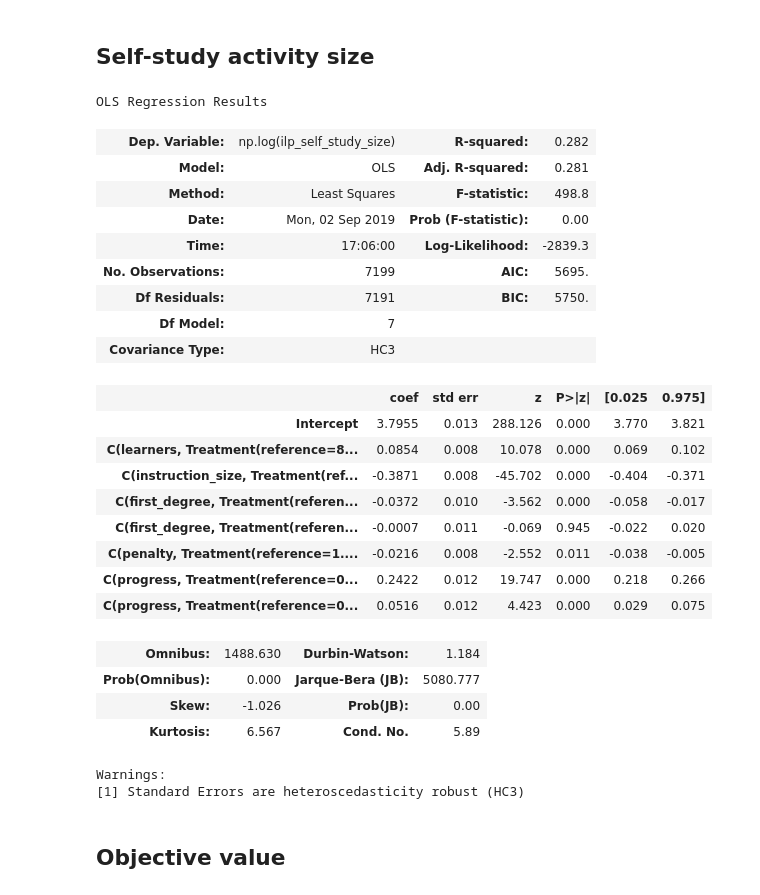
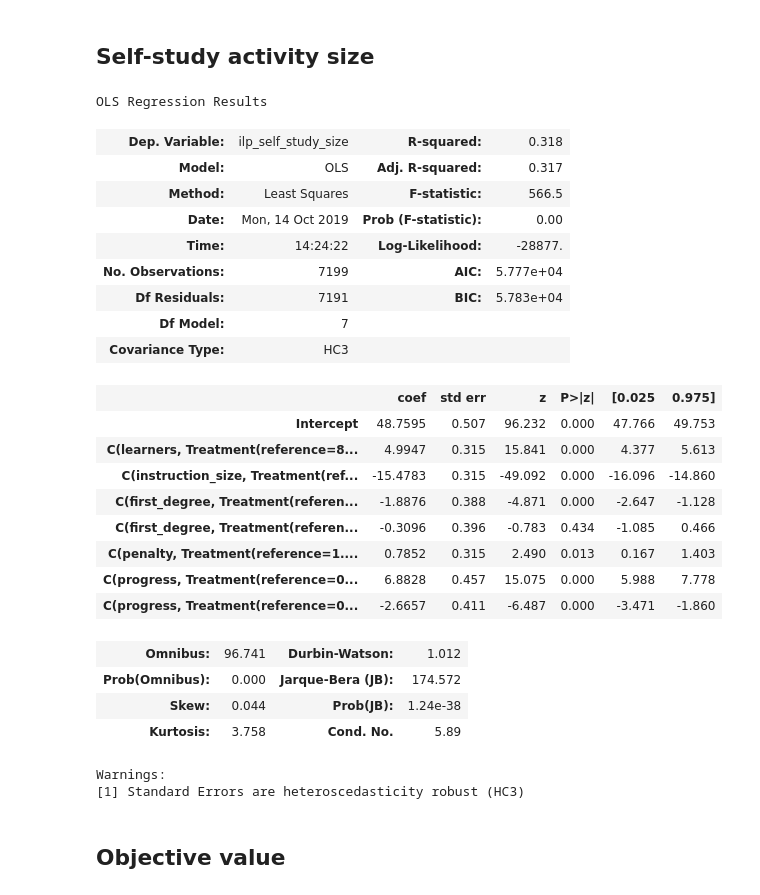
Before and after one commit to N-Wouda/PL-Hourly-Heuristic, a Jupyter notebook: analysis/policies.ipynb, the cells around one changed output. Saved outputs shown, nothing was run; the diff lists cells and outputs as text; code cells hidden in the pictures.

```diff
--- a/analysis/policies.ipynb
+++ b/analysis/policies.ipynb
@@ -159,34 +158,34 @@ Warnings:
 # %% [markdown]
 ## Self-study activity size
 # %%
-model = smf.ols(formula="np.log(ilp_self_study_size) ~ " + "+".join(EXOG), data=df)
+model = smf.ols(formula="ilp_self_study_size ~ " + "+".join(EXOG), data=df)
 
 result = model.fit(cov_type='HC3')
 result.summary()
 # %% [output]
 OLS Regression Results
-| Dep. Variable: | np.log(ilp_self_study_size) | R-squared: | 0.282 |
-| Model: | OLS | Adj. R-squared: | 0.281 |
-| Method: | Least Squares | F-statistic: | 498.8 |
-| Date: | Mon, 02 Sep 2019 | Prob (F-statistic): | 0.00 |
-| Time: | 17:06:00 | Log-Likelihood: | -2839.3 |
-| No. Observations: | 7199 | AIC: | 5695. |
-| Df Residuals: | 7191 | BIC: | 5750. |
+| Dep. Variable: | ilp_self_study_size | R-squared: | 0.318 |
+| Model: | OLS | Adj. R-squared: | 0.317 |
+| Method: | Least Squares | F-statistic: | 566.5 |
+| Date: | Mon, 14 Oct 2019 | Prob (F-statistic): | 0.00 |
+| Time: | 14:24:22 | Log-Likelihood: | -28877. |
+| No. Observations: | 7199 | AIC: | 5.777e+04 |
+| Df Residuals: | 7191 | BIC: | 5.783e+04 |
 | Df Model: | 7 |  |  |
 | Covariance Type: | HC3 |  |  |
 |  | coef | std err | z | P>|z| | [0.025 | 0.975] |
-| Intercept | 3.7955 | 0.013 | 288.126 | 0.000 | 3.770 | 3.821 |
-| C(learners, Treatment(reference=8... | 0.0854 | 0.008 | 10.078 | 0.000 | 0.069 | 0.102 |
-| C(instruction_size, Treatment(ref... | -0.3871 | 0.008 | -45.702 | 0.000 | -0.404 | -0.371 |
-| C(first_degree, Treatment(referen... | -0.0372 | 0.010 | -3.562 | 0.000 | -0.058 | -0.017 |
-| C(first_degree, Treatment(referen... | -0.0007 | 0.011 | -0.069 | 0.945 | -0.022 | 0.020 |
-| C(penalty, Treatment(reference=1.... | -0.0216 | 0.008 | -2.552 | 0.011 | -0.038 | -0.005 |
-| C(progress, Treatment(reference=0... | 0.2422 | 0.012 | 19.747 | 0.000 | 0.218 | 0.266 |
-| C(progress, Treatment(reference=0... | 0.0516 | 0.012 | 4.423 | 0.000 | 0.029 | 0.075 |
+| Intercept | 48.7595 | 0.507 | 96.232 | 0.000 | 47.766 | 49.753 |
+| C(learners, Treatment(reference=8... | 4.9947 | 0.315 | 15.841 | 0.000 | 4.377 | 5.613 |
+| C(instruction_size, Treatment(ref... | -15.4783 | 0.315 | -49.092 | 0.000 | -16.096 | -14.860 |
+| C(first_degree, Treatment(referen... | -1.8876 | 0.388 | -4.871 | 0.000 | -2.647 | -1.128 |
+| C(first_degree, Treatment(referen... | -0.3096 | 0.396 | -0.783 | 0.434 | -1.085 | 0.466 |
+| C(penalty, Treatment(reference=1.... | 0.7852 | 0.315 | 2.490 | 0.013 | 0.167 | 1.403 |
+| C(progress, Treatment(reference=0... | 6.8828 | 0.457 | 15.075 | 0.000 | 5.988 | 7.778 |
+| C(progress, Treatment(reference=0... | -2.6657 | 0.411 | -6.487 | 0.000 | -3.471 | -1.860 |
-| Omnibus: | 1488.630 | Durbin-Watson: | 1.184 |
-| Prob(Omnibus): | 0.000 | Jarque-Bera (JB): | 5080.777 |
-| Skew: | -1.026 | Prob(JB): | 0.00 |
-| Kurtosis: | 6.567 | Cond. No. | 5.89 |
+| Omnibus: | 96.741 | Durbin-Watson: | 1.012 |
+| Prob(Omnibus): | 0.000 | Jarque-Bera (JB): | 174.572 |
+| Skew: | 0.044 | Prob(JB): | 1.24e-38 |
+| Kurtosis: | 3.758 | Cond. No. | 5.89 |
 Warnings:
 [1] Standard Errors are heteroscedasticity robust (HC3)
 # %% [markdown]
```
Also changed, not shown: parts of 9 cells of this notebook, 1 other file.
